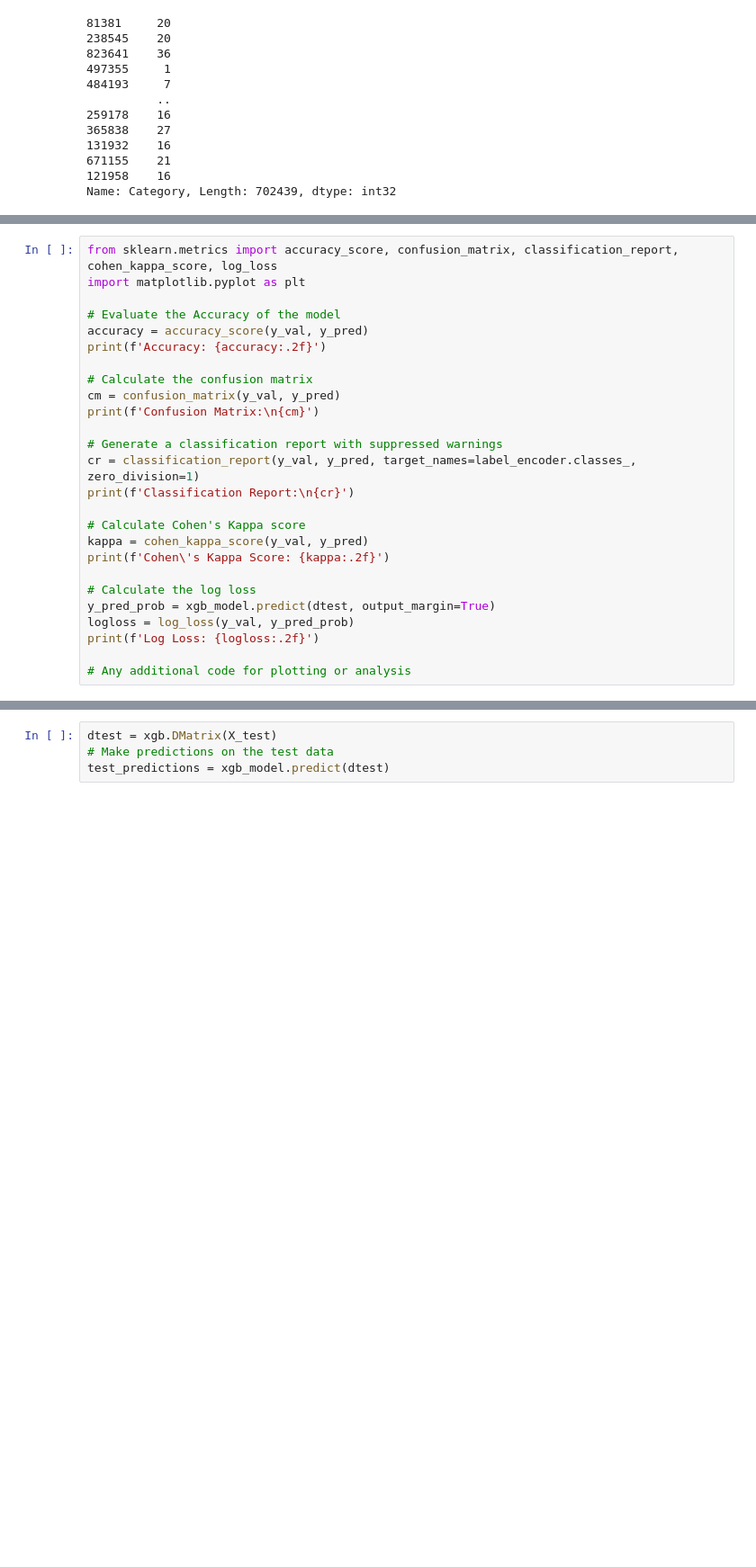
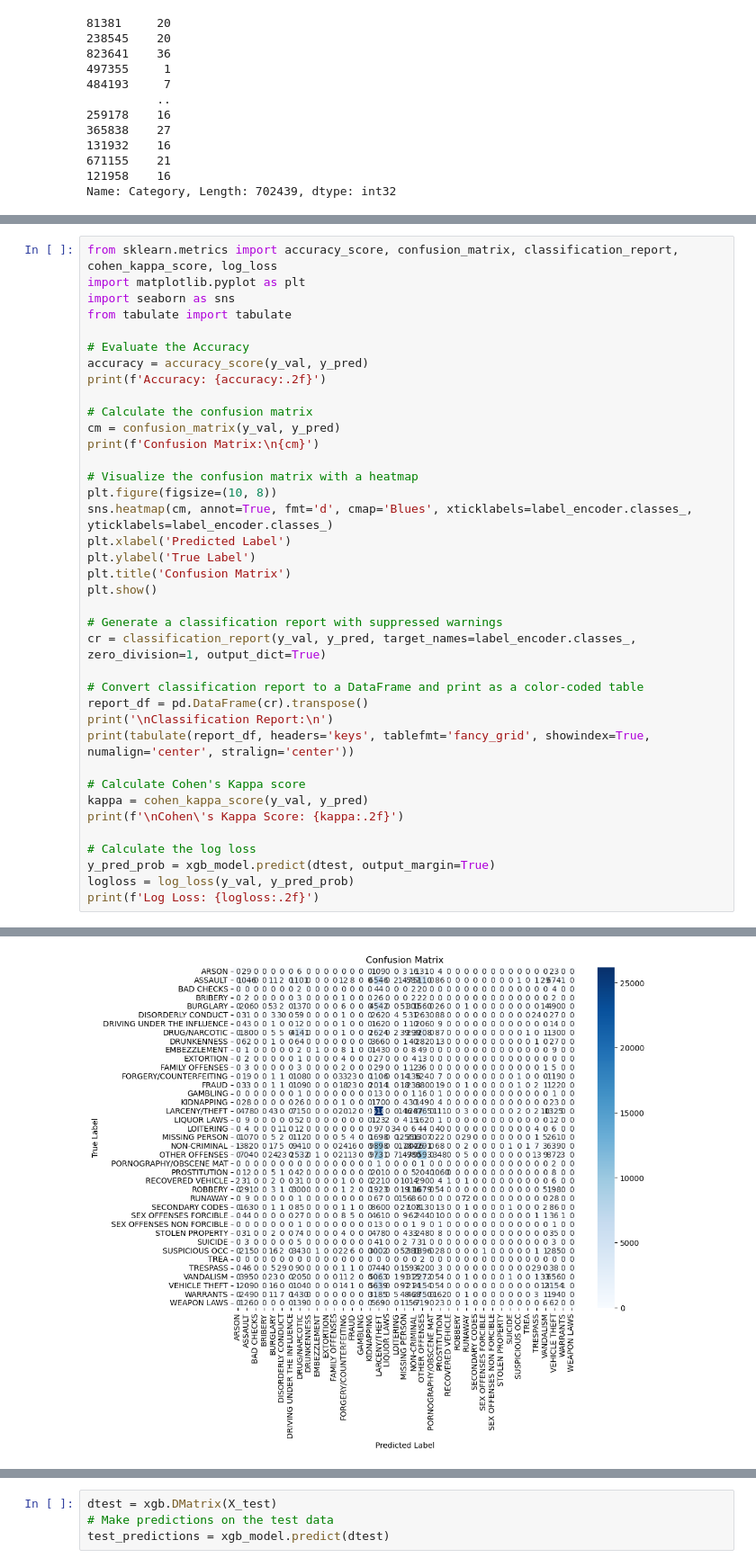
Before and after one commit to fursuf1/LHL-Multi-class-Classification-with-XGBoost, a Jupyter notebook: LHL-XGBoost-Multi-Classifier.ipynb, the cells around one changed output, grey strips where cells are left out. Shown: that part at 90% size. Saved outputs shown, nothing was run; the diff lists cells and outputs as text; blank space fills up the shorter version.

```diff
--- a/LHL-XGBoost-Multi-Classifier.ipynb
+++ b/LHL-XGBoost-Multi-Classifier.ipynb
@@ -108,8 +107,10 @@ y_pred = xgb_model.predict(dtest)
 # %%
 from sklearn.metrics import accuracy_score, confusion_matrix, classification_report, cohen_kappa_score, log_loss
 import matplotlib.pyplot as plt
+import seaborn as sns
+from tabulate import tabulate
 
-# Evaluate the Accuracy of the model
+# Evaluate the Accuracy
 accuracy = accuracy_score(y_val, y_pred)
 print(f'Accuracy: {accuracy:.2f}')
 
@@ -117,20 +118,30 @@ print(f'Accuracy: {accuracy:.2f}')
 cm = confusion_matrix(y_val, y_pred)
 print(f'Confusion Matrix:\n{cm}')
 
+# Visualize the confusion matrix with a heatmap
+plt.figure(figsize=(10, 8))
+sns.heatmap(cm, annot=True, fmt='d', cmap='Blues', xticklabels=label_encoder.classes_, yticklabels=label_encoder.classes_)
+plt.xlabel('Predicted Label')
+plt.ylabel('True Label')
+plt.title('Confusion Matrix')
+plt.show()
+
 # Generate a classification report with suppressed warnings
-cr = classification_report(y_val, y_pred, target_names=label_encoder.classes_, zero_division=1)
-print(f'Classification Report:\n{cr}')
+cr = classification_report(y_val, y_pred, target_names=label_encoder.classes_, zero_division=1, output_dict=True)
+
+# Convert classification report to a DataFrame and print as a color-coded table
+report_df = pd.DataFrame(cr).transpose()
+print('\nClassification Report:\n')
+print(tabulate(report_df, headers='keys', tablefmt='fancy_grid', showindex=True, numalign='center', stralign='center'))
 
 # Calculate Cohen's Kappa score
 kappa = cohen_kappa_score(y_val, y_pred)
-print(f'Cohen\'s Kappa Score: {kappa:.2f}')
+print(f'\nCohen\'s Kappa Score: {kappa:.2f}')
 
 # Calculate the log loss
 y_pred_prob = xgb_model.predict(dtest, output_margin=True)
 logloss = log_loss(y_val, y_pred_prob)
 print(f'Log Loss: {logloss:.2f}')
-
-# Any additional code for plotting or analysis
 # %% [output]
 Accuracy: 0.27
 Confusion Matrix:
@@ -151,0 +155 @@ Log Loss: 3.42
+[figure, added]
```
Also changed, not shown: parts of 7 cells of this notebook.
